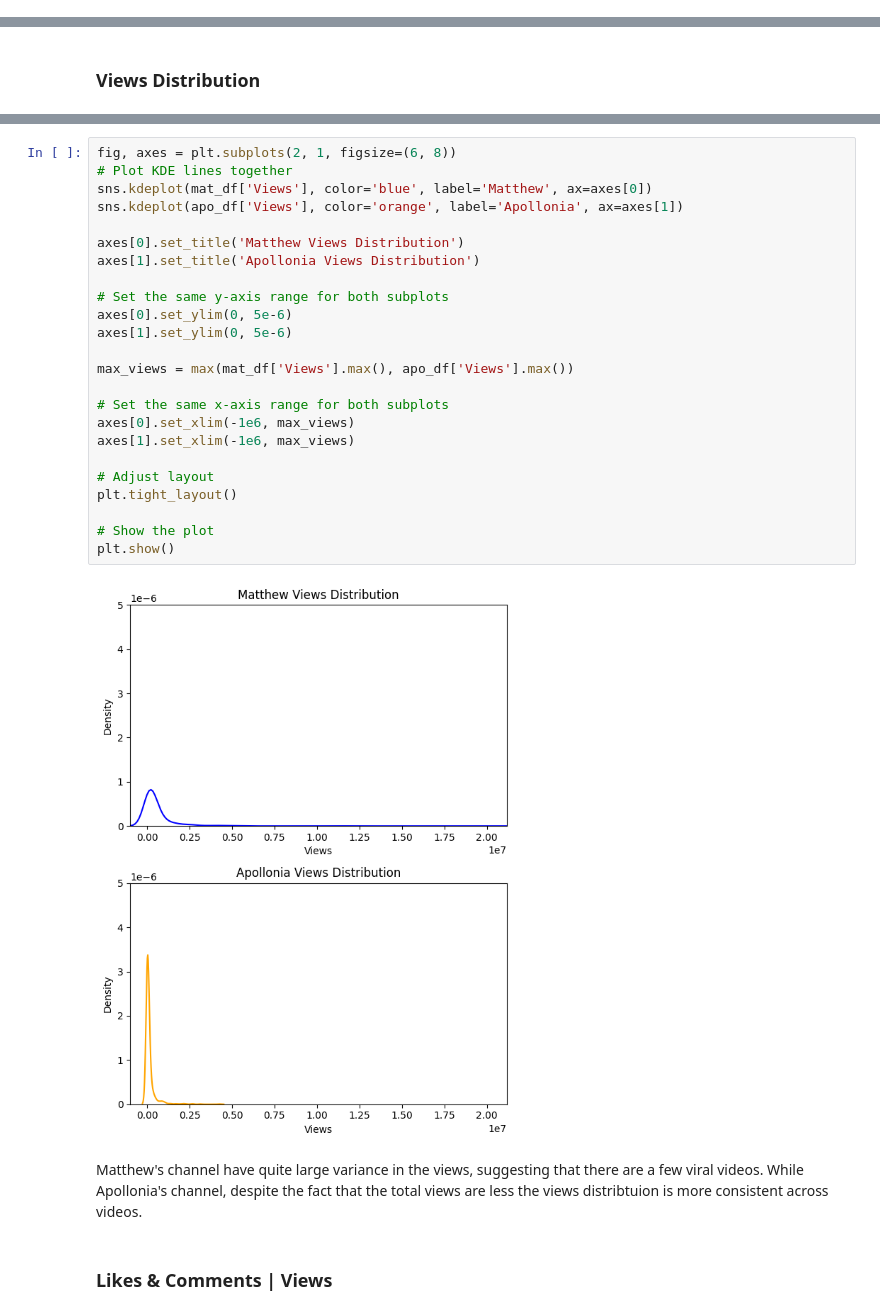
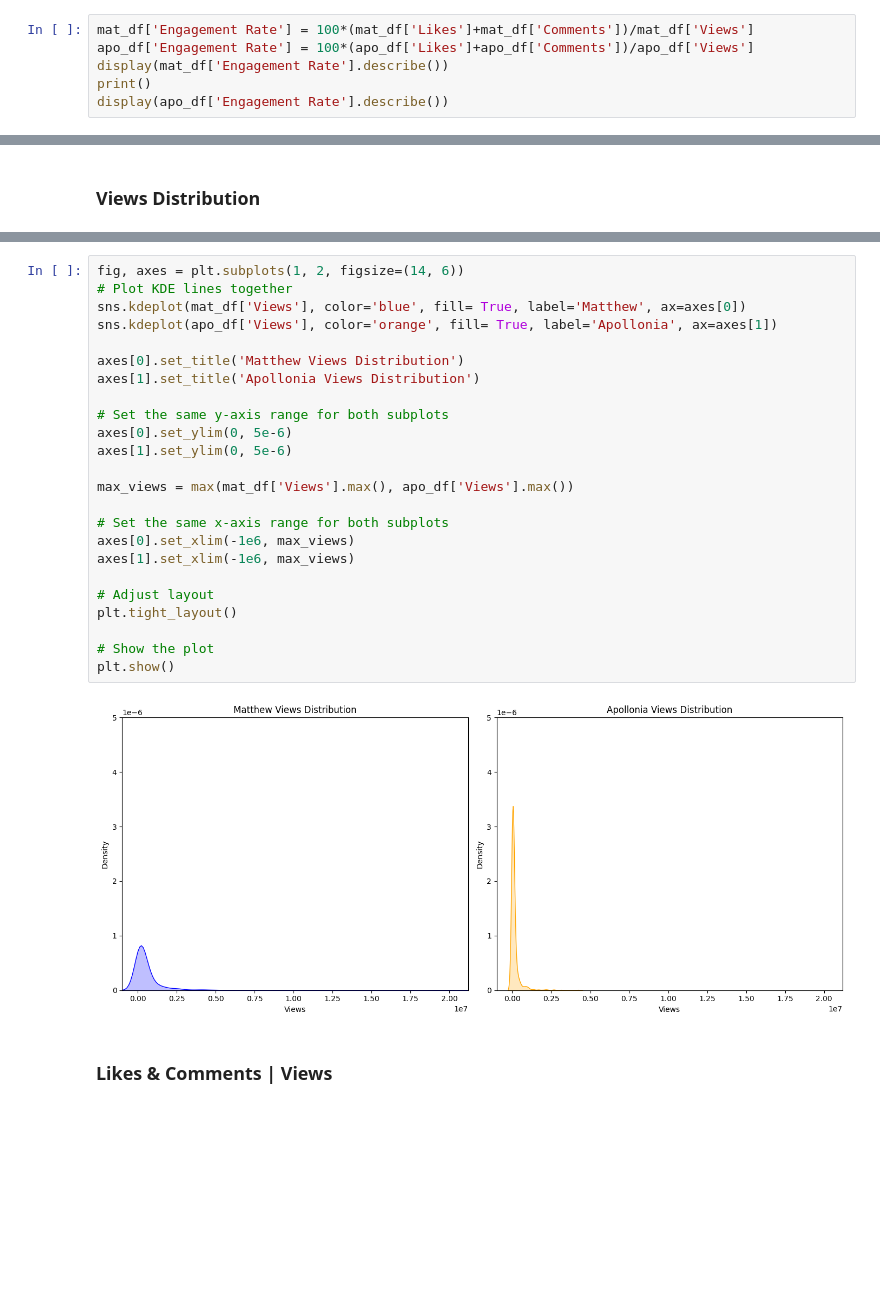
Before and after one commit to vsalto/Ironhack-Module3-project, a Jupyter notebook: notebooks/youtube_content_analysis.ipynb, the cells around one changed output, grey strips where cells are left out. Drawn from its saved outputs; the diff is of its cells as text; blank space fills up the shorter version.

Commit message:
Updated notebook with engagement analysis and content analysis

```diff
--- a/notebooks/youtube_content_analysis.ipynb
+++ b/notebooks/youtube_content_analysis.ipynb
@@ -661,0 +764,6 @@ Channel Growth over time
+# %%
+mat_df['Engagement Rate'] = 100*(mat_df['Likes']+mat_df['Comments'])/mat_df['Views']
+apo_df['Engagement Rate'] = 100*(apo_df['Likes']+apo_df['Comments'])/apo_df['Views']
+display(mat_df['Engagement Rate'].describe())
+print()
+display(apo_df['Engagement Rate'].describe())
@@ -687,30 +840,28 @@ plt.show()
 # %%
-fig, axes = plt.subplots(2, 1, figsize=(6, 8))
+fig, axes = plt.subplots(1, 2, figsize=(14, 6))
 # Plot KDE lines together
-sns.kdeplot(mat_df['Views'], color='blue', label='Matthew', ax=axes[0])
-sns.kdeplot(apo_df['Views'], color='orange', label='Apollonia', ax=axes[1])
+sns.kdeplot(mat_df['Views'], color='blue', fill= True, label='Matthew', ax=axes[0])
+sns.kdeplot(apo_df['Views'], color='orange', fill= True, label='Apollonia', ax=axes[1])
 
 axes[0].set_title('Matthew Views Distribution')
 axes[1].set_title('Apollonia Views Distribution')
 
 # Set the same y-axis range for both subplots
 axes[0].set_ylim(0, 5e-6)
 axes[1].set_ylim(0, 5e-6)
 
 max_views = max(mat_df['Views'].max(), apo_df['Views'].max())
 
 # Set the same x-axis range for both subplots
 axes[0].set_xlim(-1e6, max_views)
 axes[1].set_xlim(-1e6, max_views)
 
 # Adjust layout
 plt.tight_layout()
 
 # Show the plot
 plt.show()
 # %% [output]
-[figure, old version]
+[figure, new version]
-# %% [markdown]
-Matthew's channel have quite large variance in the views, suggesting that there are a few viral videos. While Apollonia's channel, despite the fact that the total views are less the views distribtuion is more consistent across videos.
 # %% [markdown]
 ### Likes & Comments | Views
```
Also changed, not shown: parts of 52 cells of this notebook.
